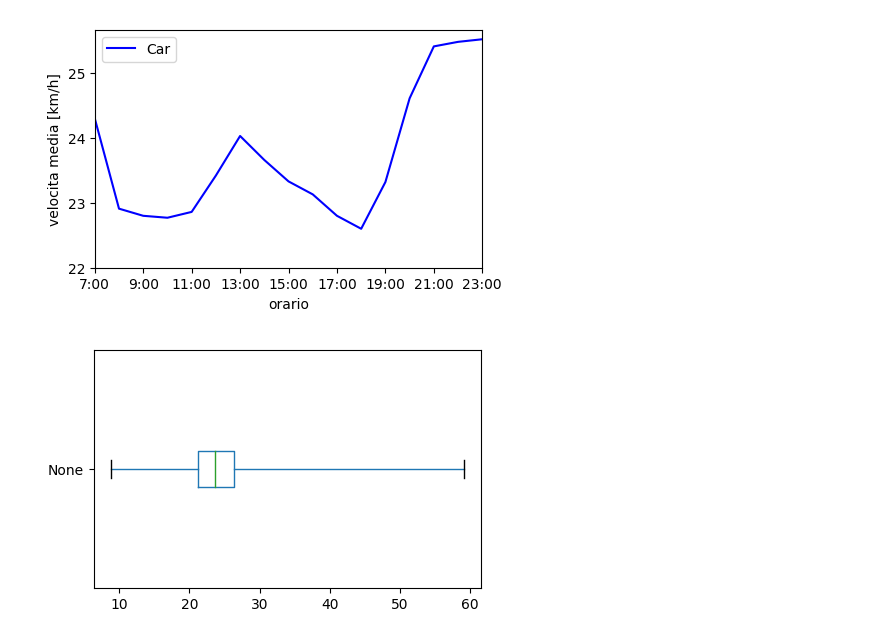
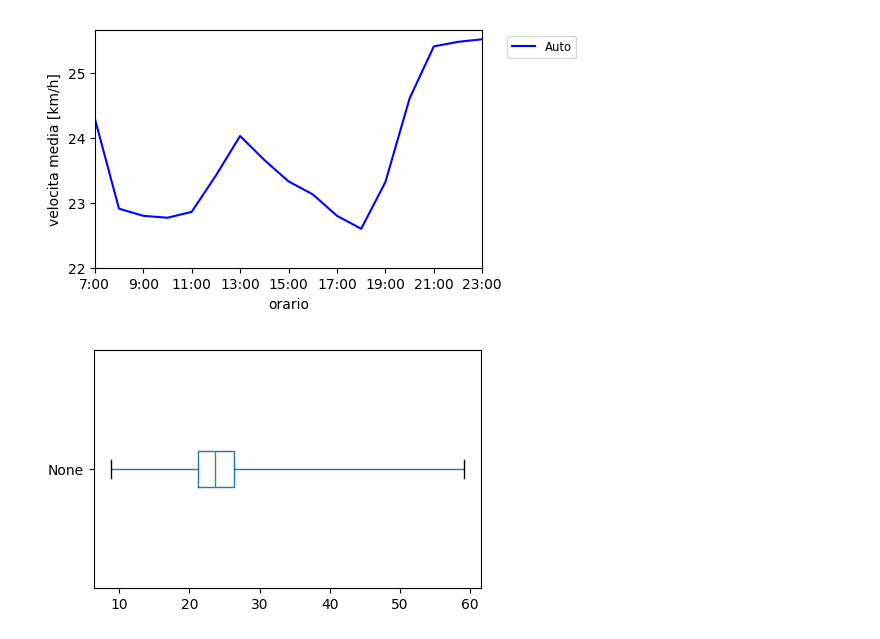
Before and after one commit to mmastrapasqua7/kowalskianalysis, a Jupyter notebook: jupyter/02.0_VariazioneVelocitaMediaMezziInFunzioneDellOrario.ipynb, the cells around one changed output. Cells and saved outputs as stored; diff of their text form; code cells hidden in the pictures.

```diff
--- a/jupyter/02.0_VariazioneVelocitaMediaMezziInFunzioneDellOrario.ipynb
+++ b/jupyter/02.0_VariazioneVelocitaMediaMezziInFunzioneDellOrario.ipynb
@@ -38,6 +38,13 @@ def clean(df):
     cleaned = distance_cond & public_cond & bike_cond & foot_cond & car_cond & car2go_cond & enjoy_cond & coherence_cond
     return cleaned
 # %%
+replace = {}
+replace['Car'] = 'Auto'
+replace['Public'] = 'ATM'
+replace['Bike'] = 'Bici'
+replace['Foot'] = 'A piedi'
+replace['Enjoy'] = 'Enjoy'
+
 # Velocita' media durante il giorno
 def vmedia_giorno(df, mezzo):
     ore = range(7, 24)
@@ -52,17 +59,18 @@ def vmedia_week(df, mezzo):
     lst = [vmedia_giorno(df, mezzo)]
     array = np.array(lst).T
 
-    return pd.DataFrame(array, index=myindex, columns=[mezzo]).round(2)
+    return pd.DataFrame(array, index=myindex, columns=[replace[mezzo]]).round(2)
 # %%
 tragitti = tragitti[clean(tragitti)]
 
 vmedia_week(tragitti, 'Car').plot(color=colori[0])
 plt.yticks(range(22, 26))
 plt.xlabel('orario')
 plt.ylabel('velocita media [km/h]')
+plt.legend(bbox_to_anchor=(1.05, 1), loc='upper left', fontsize='small')
 plt.show()
 # %% [output]
-[figure, old version]
+[figure, new version]
 # %%
 df = (tragitti[distance_param] * 60.) / tragitti['Car']
 df.plot.box(vert=False, whis='range')
```
Also changed, not shown: parts of 15 cells of this notebook, 17 other files.
